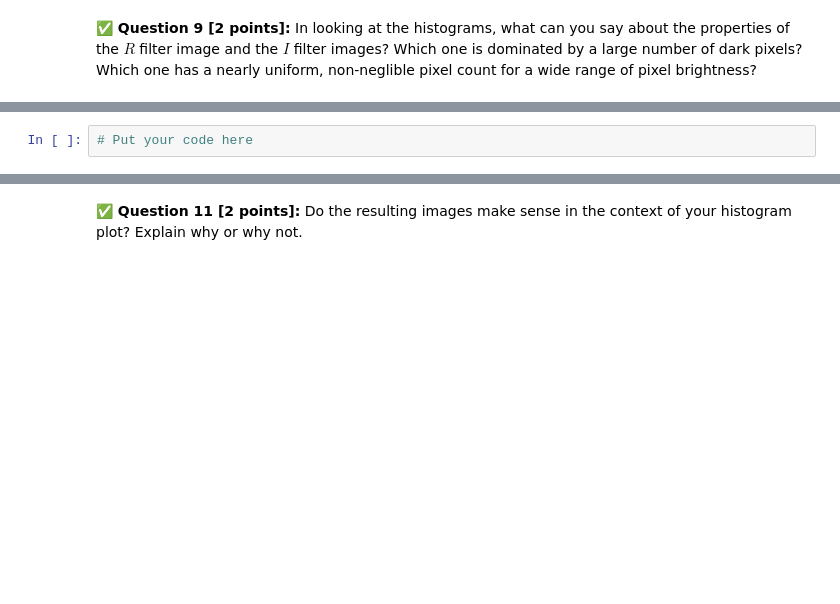
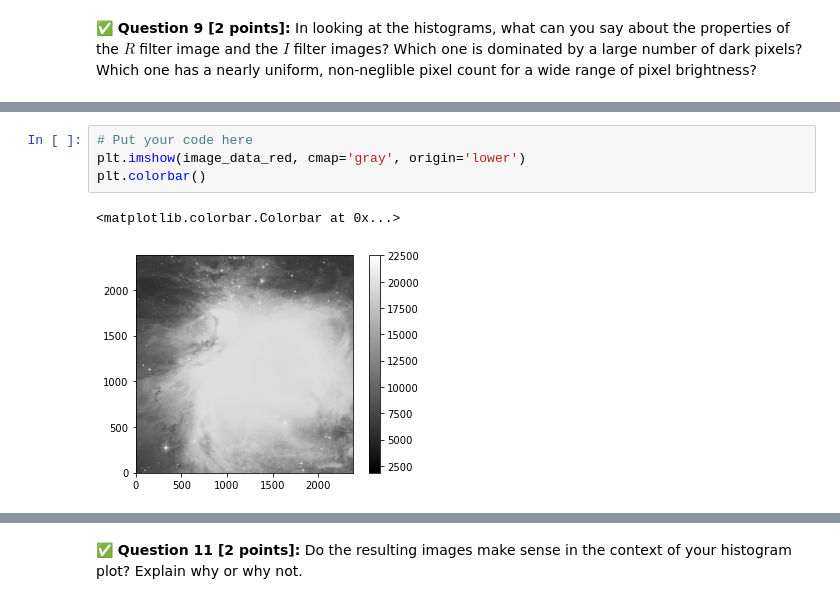
Before and after one commit to gruczela/cmse202-s21-turnin, a Jupyter notebook: hw-01/HW-01_GitPracticeDebuggingAndPythonPackages-STUDENT.ipynb, the cells around one changed output, grey strips where cells are left out. Cells and saved outputs as stored; diff of their text form; blank space fills up the shorter version.

```diff
--- a/hw-01/HW-01_GitPracticeDebuggingAndPythonPackages-STUDENT.ipynb
+++ b/hw-01/HW-01_GitPracticeDebuggingAndPythonPackages-STUDENT.ipynb
@@ -253,3 +281,8 @@ Now that you have a bit of understanding about the the properties of the images
 <div align="center"><img src="https://www.noao.edu/image_gallery/images/d3/02677.jpg" width=200px alt="Image credit: www.noao.edu"></div>
 # %%
 # Put your code here
+plt.imshow(image_data_red, cmap='gray', origin='lower')
+plt.colorbar()
+# %% [output]
+<matplotlib.colorbar.Colorbar at 0x...>
+[figure, added]
```
Also changed, not shown: parts of 15 cells of this notebook.
